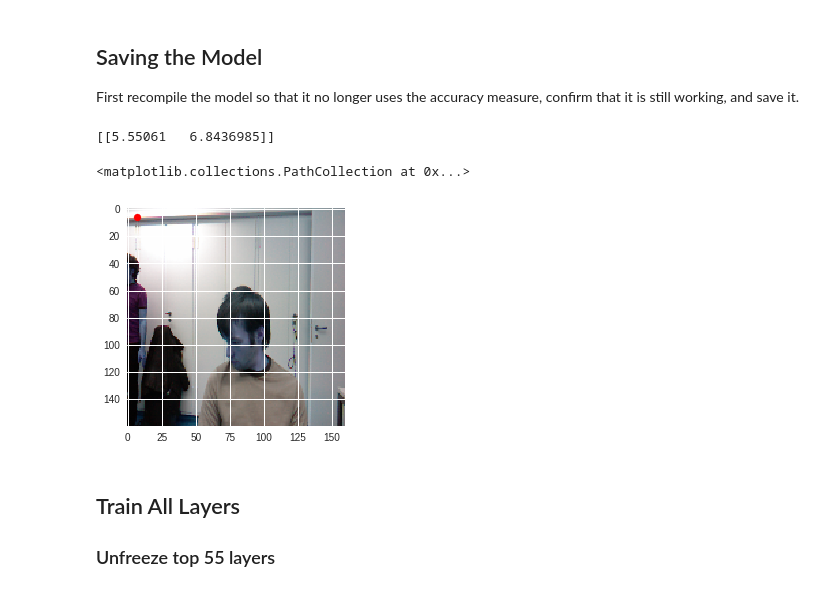
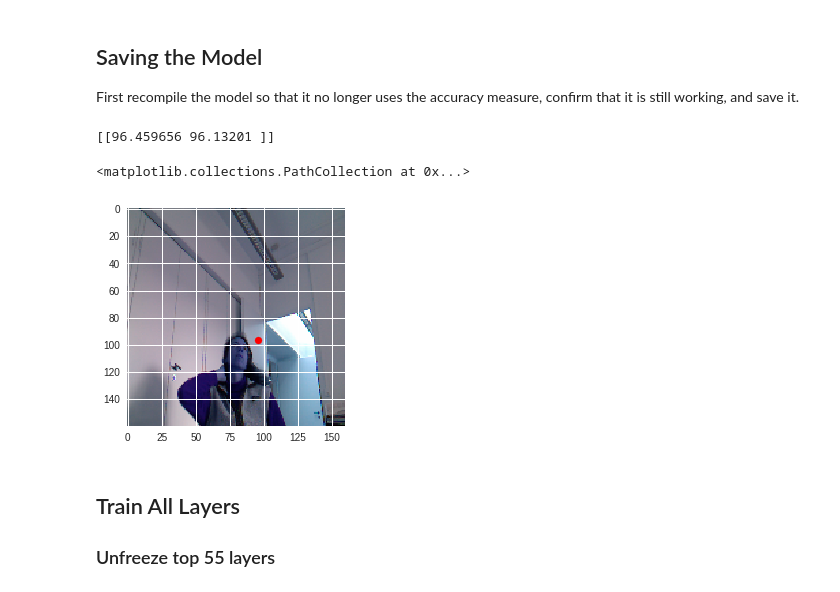
Before and after one commit to MatthewCalligaro/TheNoseArcade, a Jupyter notebook: neural-network/notebooks/vanilla-tf-keras-model.ipynb, the cells around one changed output. Cells and saved outputs as stored; diff of their text form; code cells hidden in the pictures.

```diff
--- a/neural-network/notebooks/vanilla-tf-keras-model.ipynb
+++ b/neural-network/notebooks/vanilla-tf-keras-model.ipynb
@@ -83,8 +87,12 @@ def convert_biwi(coords):
     return np.array([c2,c1])
 
 def get_ctr(f):
-    ctr = np.genfromtxt(img2txt_name(f), skip_header=3)
-    return convert_biwi(ctr)
+    try:
+      ctr = np.genfromtxt(img2txt_name(f), skip_header=3)
+      return convert_biwi(ctr)
+    except OSError:
+      print(f)
+
 
 def get_ips(f):
   img = cv2.imread(data_path + f)
@@ -110,7 +118,7 @@ Note that right now, the data from directory 13 is being used for validation bec
 valid_dirs = ['13']
 train_dirs = [dir for dir in os.listdir(data_path) if len(dir) == 2 and dir not in valid_dirs]
 # %%
-def extract_from_dir(dir, width, height):
+def extract_from_dir(dir, dim):
   # Extract image filenames (we are only using some to reduce RAM usage)
   pattern = re.compile('.*png')
   all_img_fns = [dir + '/' + fn for fn in os.listdir(data_path + dir) if pattern.match(fn)]
@@ -119,25 +127,37 @@ def extract_from_dir(dir, width, height):
   # Now build the x and y arrays
 
   # First declare them, so we won't have to resize anything
-  X = np.zeros((len(img_fns), height, width, 3)).astype(int)
+  X = np.zeros((len(img_fns), dim, dim, 3)).astype(int)
   y = np.zeros((len(img_fns), 2))
 
   # Now fill in the arrays
   for i in range(len(img_fns)):
+    # Read in the image
     img = cv2.imread(data_path + img_fns[i])
-    X[i] = cv2.resize(img, (width, height))
+
+    # Make it into a square
+    size = min(img.shape[0], img.shape[1])
+    x_offset = (img.shape[0] - size) // 2
+    y_offset = (img.shape[1] - size) // 2
+    if (x_offset == 0):
+      square = img[:,y_offset:-y_offset,:]
+    else:
+      square = img[x_offset:-x_offset,:,:]
+
+    # Fill the final array
+    X[i] = cv2.resize(square, (dim, dim))
     y[i] = get_scaled_center(get_ips(img_fns[i]), X.shape[1:])
 
   return X, y
 
-def extract_data(dirs, width, height):
+def extract_data(dirs, dim):
   # Declare the arrays we will use
-  X = np.zeros((0, height, width, 3)).astype(int)
+  X = np.zeros((0, dim, dim, 3)).astype(int)
   y = np.zeros((0, 2))
 
   # For each directory, append on the data
   for dir in dirs:
-    x_tmp, y_tmp = extract_from_dir(dir, width, height)
+    x_tmp, y_tmp = extract_from_dir(dir, dim)
     X = np.append(X, x_tmp, axis=0)
     y = np.append(y, y_tmp, axis=0)
 
@@ -147,5 +167,5 @@ Now, before we can actually extract the data, we need to set how large the image
 # %%
 image_size = 160
 # %%
-x_train, y_train = extract_data(train_dirs, image_size, image_size)
-x_valid, y_valid = extract_data(valid_dirs, image_size, image_size)
+x_train, y_train = extract_data(train_dirs, image_size)
+x_valid, y_valid = extract_data(valid_dirs, image_size)
@@ -236,7 +256,8 @@ You must compile the model before training it. For this, we will create a new me
 def dist_pred(y_true, y_pred):
     return K.sqrt((y_true[0] - y_pred[0])**2 + (y_true[1] - y_pred[1])**2)
 # %%
-model.compile(optimizer=tf.keras.optimizers.RMSprop(lr=0.0001),
+lr = 0.0001 # 0.0001
+model.compile(optimizer=tf.keras.optimizers.RMSprop(lr=lr),
               loss='mean_squared_error',
               metrics=[dist_pred])
 # %%
@@ -288,14 +309,14 @@ model.compile(optimizer=tf.keras.optimizers.RMSprop(lr=0.0001),
               loss='mean_squared_error',
               metrics=[])
 # %%
-ctr = model.predict(np.expand_dims(x_train[0], axis=0))
-plt.imshow(x_train[0])
+ctr = model.predict(np.expand_dims(x_train[70], axis=0))
+plt.imshow(x_train[70])
 print(ctr)
 plt.scatter([ctr[0][1]], [ctr[0][0]], c='r')
 # %% [output]
-[[5.55061   6.8436985]]
+[[96.459656 96.13201 ]]
 <matplotlib.collections.PathCollection at 0x...>
-[figure, old version]
+[figure, new version]
 # %%
 # Save the weights
 model.save('test_model.h5')
```
Also changed, not shown: parts of 16 cells of this notebook.
